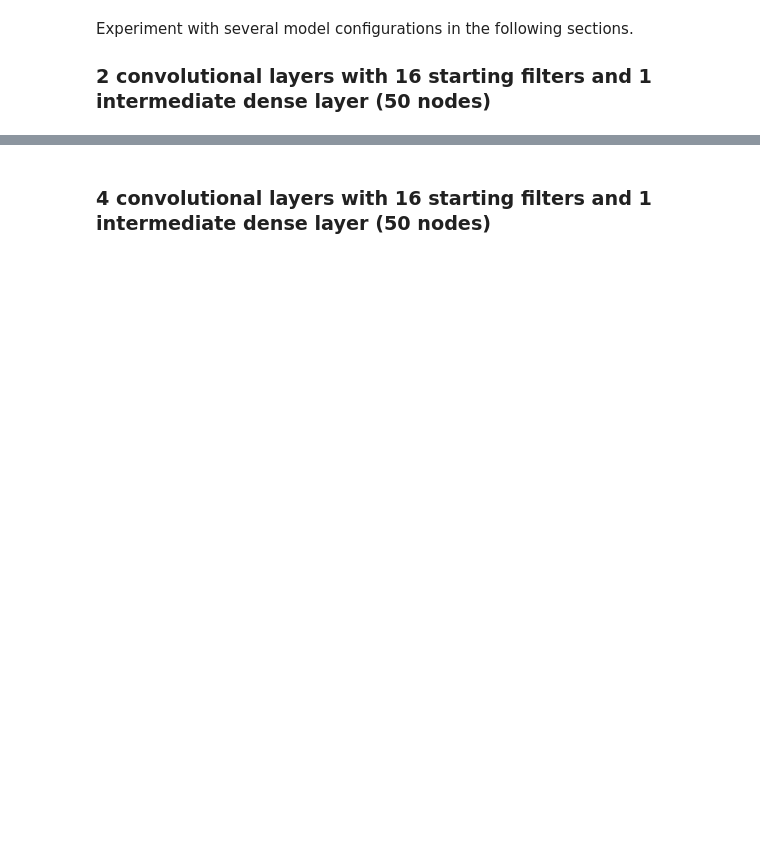
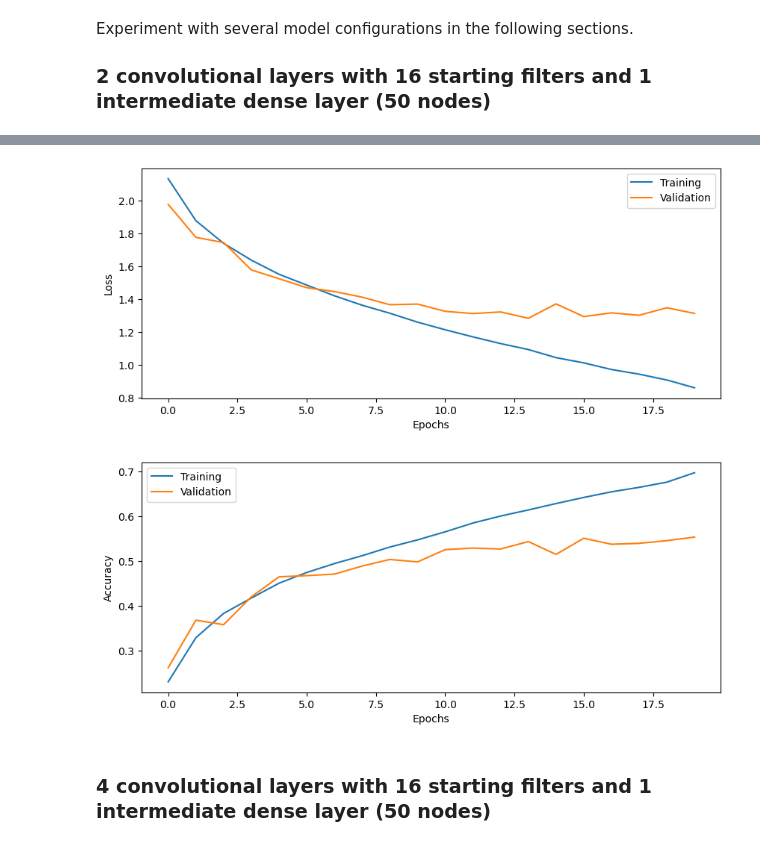
Before and after one commit to path2morepro/DeepLearning, a Jupyter notebook: 3_CNN/CNN_Lab.ipynb, the cells around one changed output, grey strips where cells are left out. Drawn from its saved outputs; the diff is of its cells as text; code cells hidden in the pictures; blank space fills up the shorter version.

```diff
--- a/3_CNN/CNN_Lab.ipynb
+++ b/3_CNN/CNN_Lab.ipynb
@@ -230,11 +306,14 @@ from sklearn.model_selection import train_test_split
 # --------------------------------------------
 
 # split the original dataset into 70% Training and 30% Temp
-Xtrain, Xval, Ytrain, Yval = ???
+Xtrain, X_temp, Ytrain, Y_temp = train_test_split(X, Y, test_size=0.3, random_state=42)
 
 
 
 # Print the size of training data, validation data and test data
-???
+Xval, Xtest, Yval, Ytest = train_test_split(X_temp, Y_temp, test_size=0.5, random_state=42)
 
 # ============================================
+print(f"Training set size: {len(Xtrain)}")
+print(f"Validation set size: {len(Xval)}")
+print(f"Test set size: {len(Xtest)}")
@@ -318,10 +413,12 @@ from utilities import build_CNN
 # --------------------------------------------
 
 # import a suitable loss function from keras.losses and use as input to the build_DNN function.
-from tf_keras.losses import ???
+from tensorflow.keras.losses import CategoricalCrossentropy
 
+input_shape = Xtest[1].shape
+# print(f"input shape is {input_shape}")
 # Build a DNN model following the specifications above
-model = build_CNN(???)
+model = build_CNN(input_shape, CategoricalCrossentropy())
 
 # ============================================
 # %% [markdown]
@@ -350,15 +447,21 @@ Relevant functions:
 # --------------------------------------------
 
 # Setup some training parameters
-batch_size = ???
-epochs = ???
-input_shape = ???
-learning_rate = ???
+batch_size = 20
+epochs = 20
+input_shape = input_shape
+learning_rate = 0.01
 
 # Build model
-model1 = ???
+model1 = build_CNN(input_shape=input_shape,
+                   loss=CategoricalCrossentropy(),
+                   learning_rate=learning_rate)
 
 # Train the model  using training data and validation data
-history1 = ???
+history1 = model1.fit(Xtrain,
+                      Ytrain,
+                      validation_data=(Xval, Yval),
+                      epochs=epochs,
+                      batch_size=batch_size)
 
 # ============================================
@@ -400,12 +534,19 @@ Experiment with several model configurations in the following sections.
 # --------------------------------------------
 
 # Build and train model
-model1 = ???
+model1 = build_CNN(input_shape=input_shape,
+                   loss=CategoricalCrossentropy(),
+                   learning_rate=learning_rate,
+                   n_dense_layers=1)
 
-history1 = ???
+history1 = model1.fit(Xtrain,
+                      Ytrain,
+                      validation_data=(Xval, Yval),
+                      epochs=epochs,
+                      batch_size=batch_size)
 
 # Evaluate model on test data
-score = ???
+score = model1.evaluate(Xtest, Ytest, batch_size=batch_size)
 
 # ============================================
 
@@ -414,3 +555,4 @@ print('Test accuracy: %.4f' % score[1])
 
 # Plot the history from the training run
 plot_results(history1)
+# %% [output]
@@ -417,3 +576,5 @@ plot_results(history1)
+[figure, added]
+[figure, added]
 # %% [markdown]
 ### 4 convolutional layers with 16 starting filters and 1 intermediate dense layer (50 nodes)
 # %%
```
Also changed, not shown: parts of 24 cells of this notebook, 1 other file.
